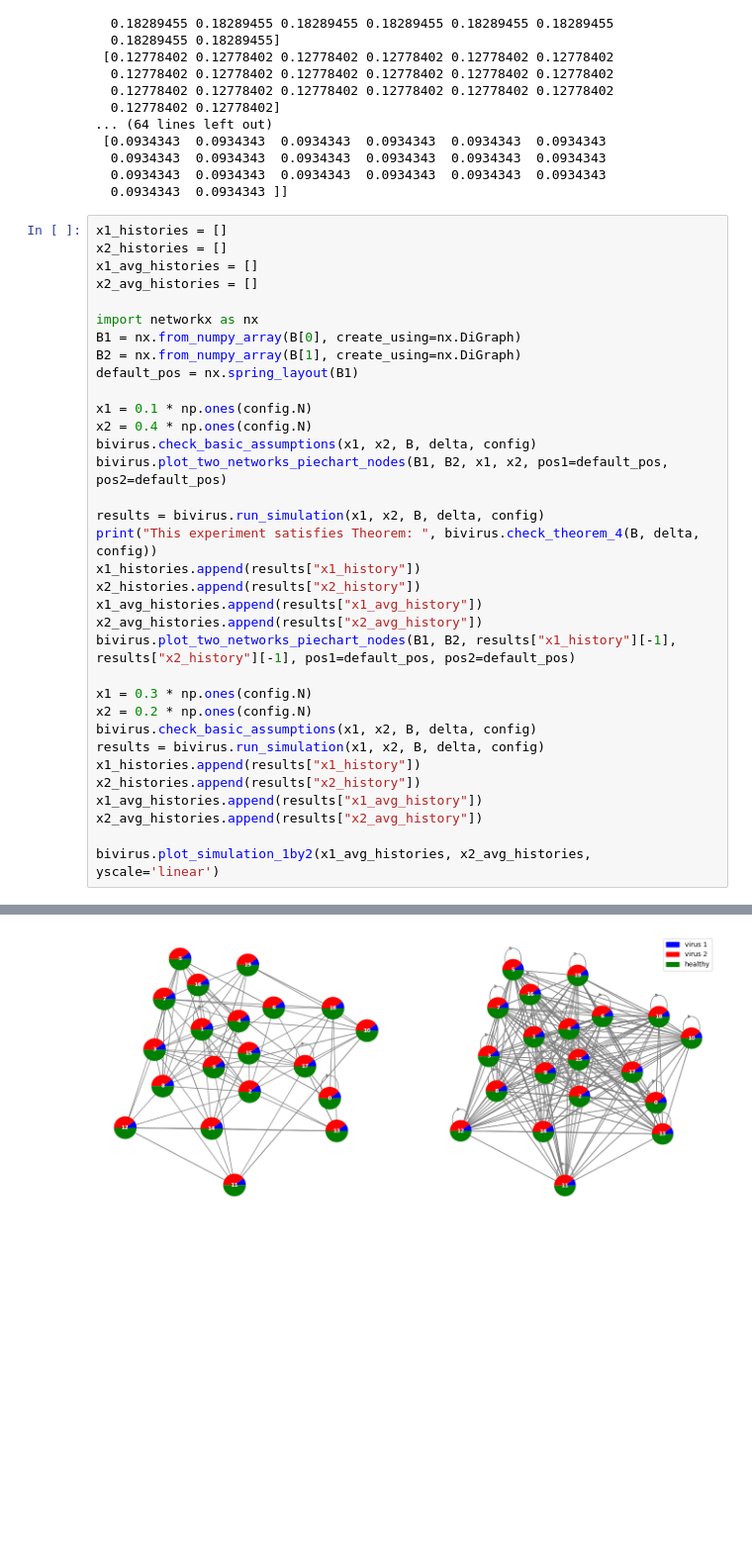
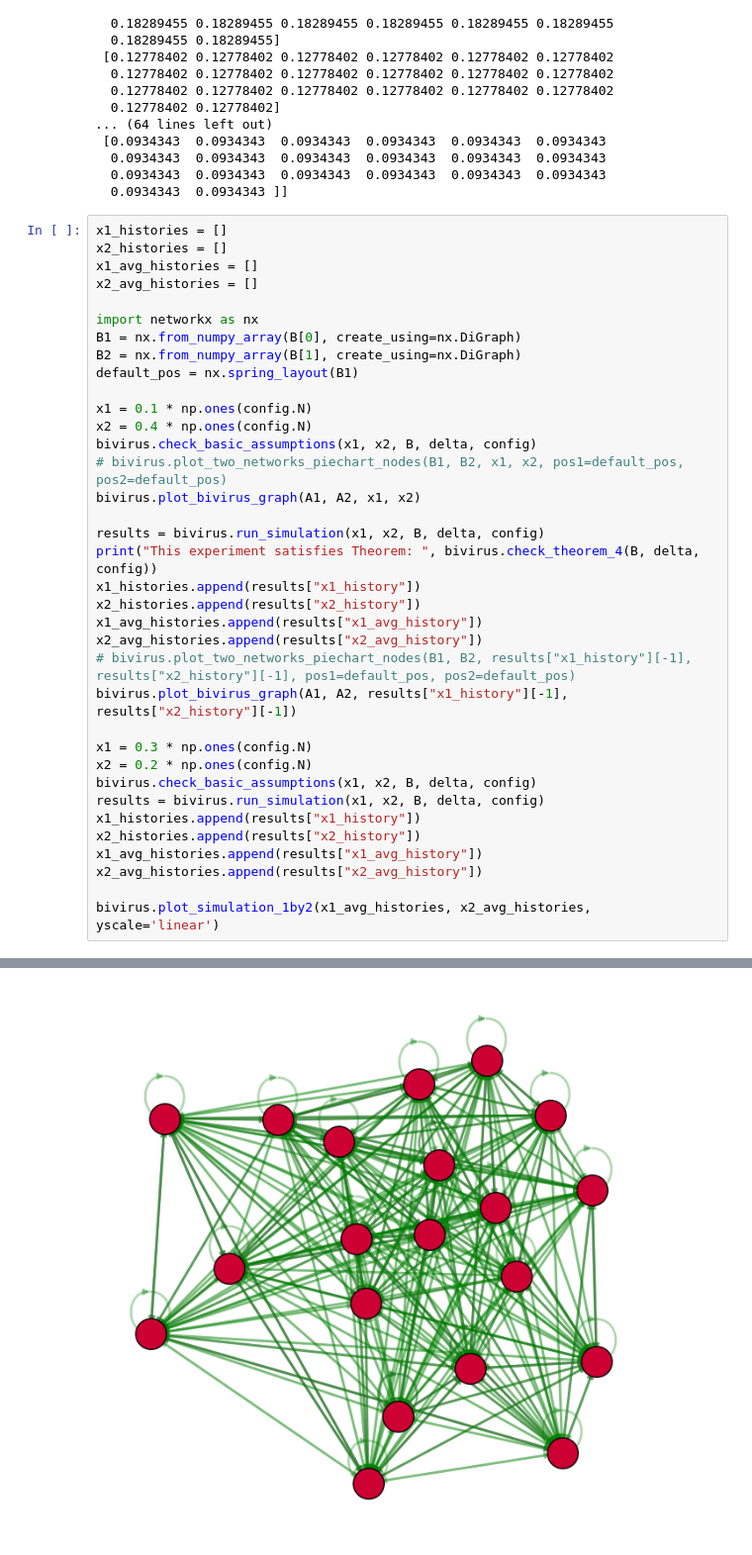
Before and after one commit to mrhoggboss/Discrete-time-competitive-bivirus-SIS, a Jupyter notebook: experiment_Theorem7.ipynb, the cells around one changed output, grey strips where cells are left out. Shown at 99% size. Saved outputs shown, nothing was run; the diff lists cells and outputs as text; blank space fills up the shorter version.

```diff
--- a/experiment_Theorem7.ipynb
+++ b/experiment_Theorem7.ipynb
@@ -117,36 +117,38 @@ x1_avg_histories = []
 x2_avg_histories = []
 
 import networkx as nx
 B1 = nx.from_numpy_array(B[0], create_using=nx.DiGraph)
 B2 = nx.from_numpy_array(B[1], create_using=nx.DiGraph)
 default_pos = nx.spring_layout(B1)
 
 x1 = 0.1 * np.ones(config.N)
 x2 = 0.4 * np.ones(config.N)
 bivirus.check_basic_assumptions(x1, x2, B, delta, config)
-bivirus.plot_two_networks_piechart_nodes(B1, B2, x1, x2, pos1=default_pos, pos2=default_pos)
+# bivirus.plot_two_networks_piechart_nodes(B1, B2, x1, x2, pos1=default_pos, pos2=default_pos)
+bivirus.plot_bivirus_graph(A1, A2, x1, x2)
 
 results = bivirus.run_simulation(x1, x2, B, delta, config)
 print("This experiment satisfies Theorem: ", bivirus.check_theorem_4(B, delta, config))
 x1_histories.append(results["x1_history"])
 x2_histories.append(results["x2_history"])
 x1_avg_histories.append(results["x1_avg_history"])
 x2_avg_histories.append(results["x2_avg_history"])
-bivirus.plot_two_networks_piechart_nodes(B1, B2, results["x1_history"][-1], results["x2_history"][-1], pos1=default_pos, pos2=default_pos)
+# bivirus.plot_two_networks_piechart_nodes(B1, B2, results["x1_history"][-1], results["x2_history"][-1], pos1=default_pos, pos2=default_pos)
+bivirus.plot_bivirus_graph(A1, A2, results["x1_history"][-1], results["x2_history"][-1])
 
 x1 = 0.3 * np.ones(config.N)
 x2 = 0.2 * np.ones(config.N)
 bivirus.check_basic_assumptions(x1, x2, B, delta, config)
 results = bivirus.run_simulation(x1, x2, B, delta, config)
 x1_histories.append(results["x1_history"])
 x2_histories.append(results["x2_history"])
 x1_avg_histories.append(results["x1_avg_history"])
 x2_avg_histories.append(results["x2_avg_history"])
 
 bivirus.plot_simulation_1by2(x1_avg_histories, x2_avg_histories, yscale='linear')
 # %% [output]
 All assumptions satisfied
-[figure, old version]
+[figure, new version]
 Main loop Converged at iteration 4984
 spectral radius 1 is 1.0011462347620435
 spectral radius 2 is 1.0011311193297143
```
Also changed, not shown: parts of 2 cells of this notebook, 4 other files.
